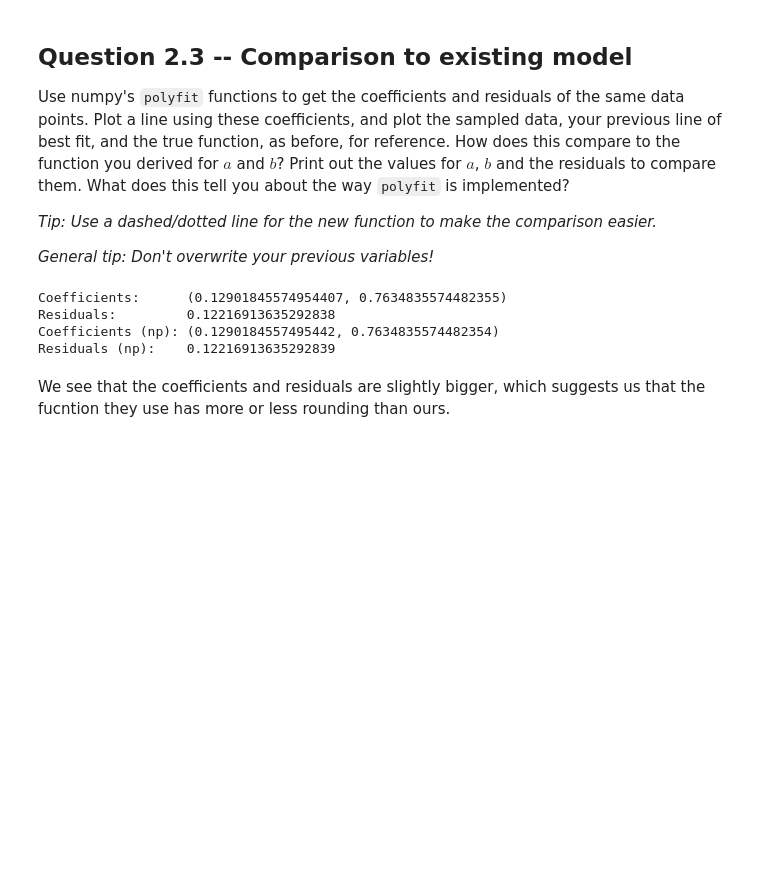
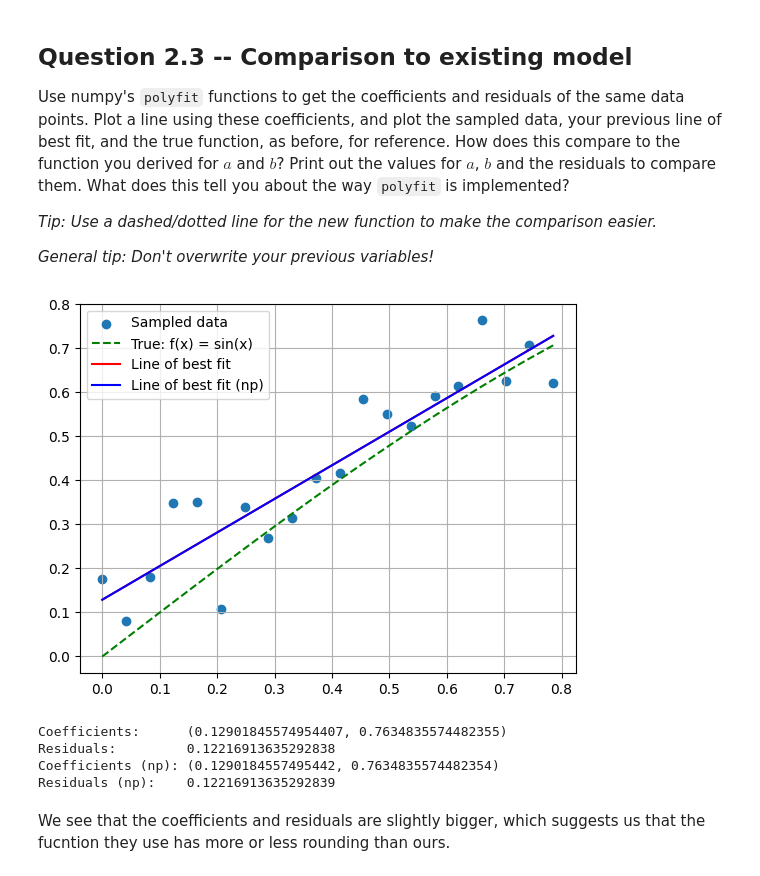
Before and after one commit to RiccardoZatti/TMDL, a Jupyter notebook: TMDL_2024_25_Assignment_1,_Qs_only.ipynb, the cells around one changed output. Saved outputs shown, nothing was run; the diff lists cells and outputs as text; code cells hidden in the pictures; blank space fills up the shorter version.

```diff
--- a/TMDL_2024_25_Assignment_1,_Qs_only.ipynb
+++ b/TMDL_2024_25_Assignment_1,_Qs_only.ipynb
@@ -219,17 +219,27 @@ Use numpy's `polyfit` functions to get the coefficients and residuals of the sam
 # %%
 # TODO: use np polyfit here
 b_np, a_np = np.polyfit(x, y, 1)
 res_np = np.sum((y-a_np-b_np*x)**2)
 y_best_np = b_np*x+a_np
 
 # TODO: plot everything you need to
+plt.scatter(x, y, label= 'Sampled data')
+plt.plot(x_pure, y_pure, label= 'True: f(x) = sin(x)', linestyle = '--', color = 'green')
+plt.plot(x, y_best, label= 'Line of best fit', color = 'red')
+plt.plot(x, y_best_np, label= 'Line of best fit (np)', color = 'blue')
+
+# make it pretty
+plt.grid()
+plt.legend()
+plt.show()
 
 # print results
 print("Coefficients:     ", (a, b))
 print("Residuals:        ", res)
 print("Coefficients (np):", (a_np, b_np))
 print("Residuals (np):   ", res_np)
 # %% [output]
+[figure, added]
 Coefficients:      (0.12901845574954407, 0.7634835574482355)
 Residuals:         0.12216913635292838
 Coefficients (np): (0.1290184557495442, 0.7634835574482354)
```
Also changed, not shown: parts of 1 cell of this notebook.
